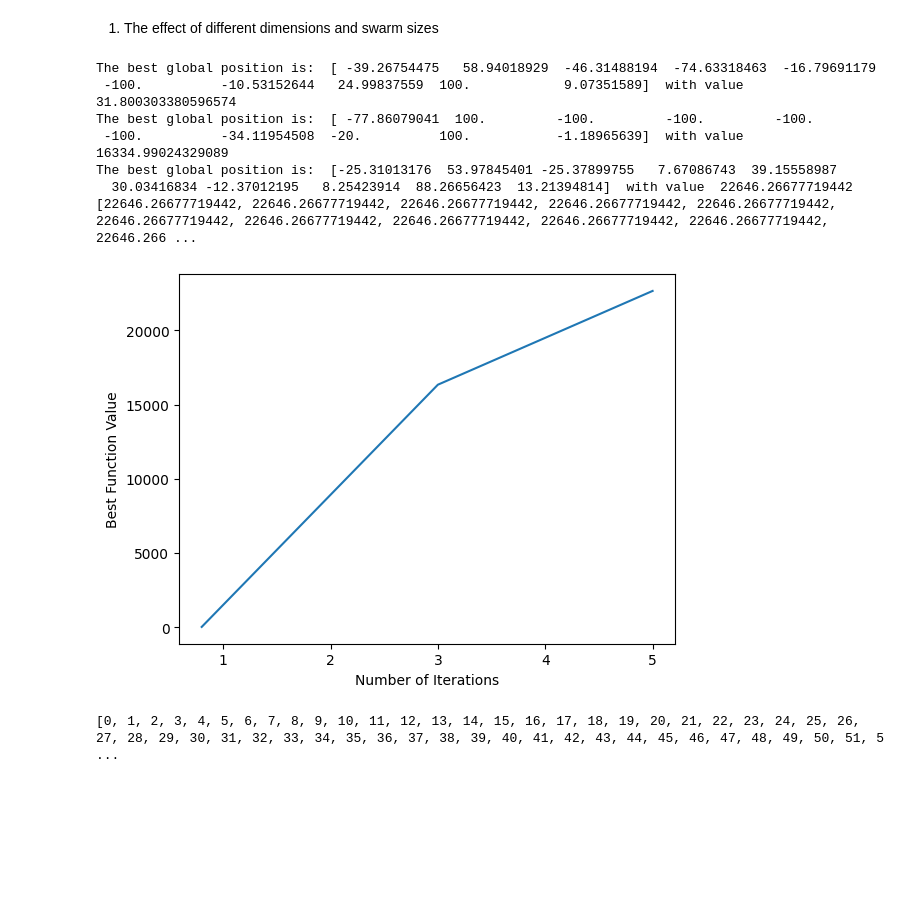
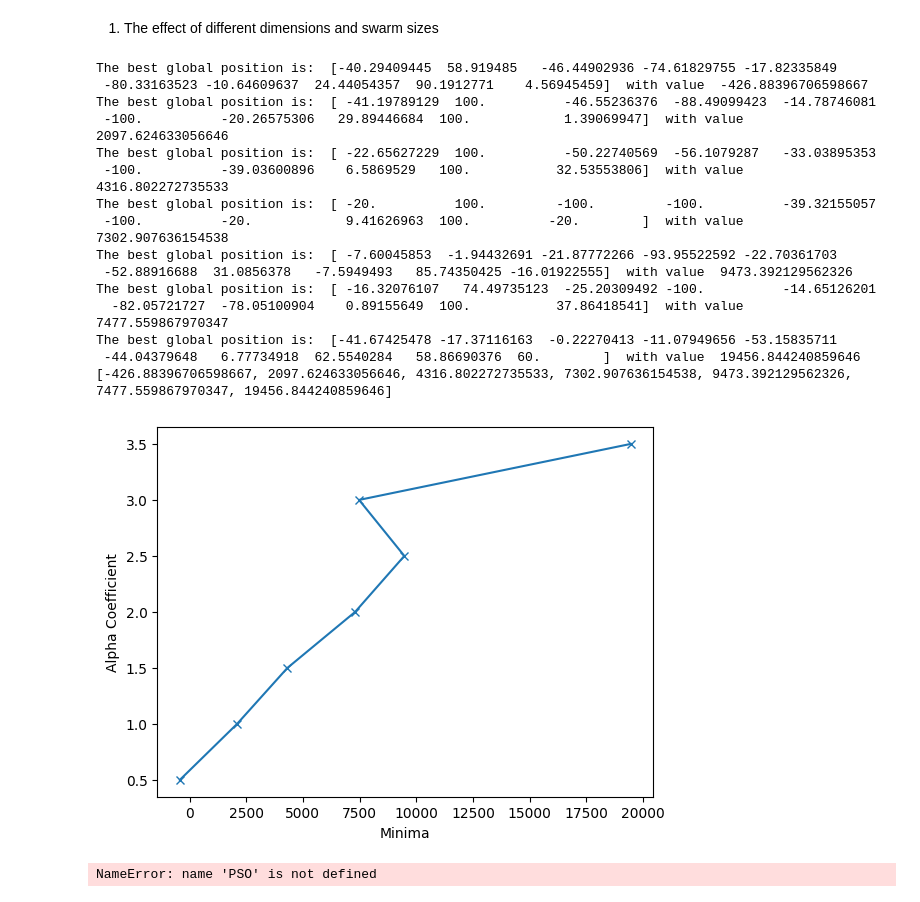
Before and after one commit to ridaqp/GA-PSO-Optimization-Study, a Jupyter notebook: pso/pso_investigation.ipynb, the cells around one changed output. Saved outputs shown, nothing was run; the diff lists cells and outputs as text; code cells hidden in the pictures; blank space fills up the shorter version.

```diff
--- a/pso/pso_investigation.ipynb
+++ b/pso/pso_investigation.ipynb
@@ -11,50 +7,47 @@ benchmark = cec2005.F1
 # %%
 import matplotlib.pyplot as plt
 import PSO
 
-dimensions = [0.8, 3, 5]
+dimensions = [0.5, 1, 1.5, 2, 2.5, 3, 3.5]
 costs = []
 for d in dimensions:
     swarm = PSO.PSO(50, 10, -100, 100, 1, 100, d, 0.8, 0.9,0)
     swarm.optimize()
     costs.append(swarm.gBest)
 
 plt.plot(costs, dimensions, marker='x')
-plt.ylabel("Best Function Value")
-plt.xlabel("Number of Iterations")
-print(swarm.bestCosts)
+plt.ylabel("Alpha Coefficient")
+plt.xlabel("Minima")
+print(costs)
 # %% [output]
-The best global position is:  [ -39.26754475   58.94018929  -46.31488194  -74.63318463  -16.79691179
- -100.          -10.53152644   24.99837559  100.            9.07351589]  with value  31.800303380596574
-The best global position is:  [ -77.86079041  100.         -100.         -100.         -100.
- -100.          -34.11954508  -20.          100.           -1.18965639]  with value  16334.99024329089
-The best global position is:  [-25.31013176  53.97845401 -25.37899755   7.67086743  39.15558987
-  30.03416834 -12.37012195   8.25423914  88.26656423  13.21394814]  with value  22646.26677719442
-[22646.26677719442, 22646.26677719442, 22646.26677719442, 22646.26677719442, 22646.26677719442, 22646.26677719442, 22646.26677719442, 22646.26677719442, 22646.26677719442, 22646.26677719442, 22646.266 ...
+The best global position is:  [-40.29409445  58.919485   -46.44902936 -74.61829755 -17.82335849
+ -80.33163523 -10.64609637  24.44054357  90.1912771    4.56945459]  with value  -426.88396706598667
+The best global position is:  [ -41.19789129  100.          -46.55236376  -88.49099423  -14.78746081
+ -100.          -20.26575306   29.89446684  100.            1.39069947]  with value  2097.624633056646
+The best global position is:  [ -22.65627229  100.          -50.22740569  -56.1079287   -33.03895353
+ -100.          -39.03600896    6.5869529   100.           32.53553806]  with value  4316.802272735533
+The best global position is:  [ -20.          100.         -100.         -100.          -39.32155057
+ -100.          -20.            9.41626963  100.          -20.        ]  with value  7302.907636154538
+The best global position is:  [ -7.60045853  -1.94432691 -21.87772266 -93.95522592 -22.70361703
+ -52.88916688  31.0856378   -7.5949493   85.74350425 -16.01922555]  with value  9473.392129562326
+The best global position is:  [ -16.32076107   74.49735123  -25.20309492 -100.          -14.65126201
+  -82.05721727  -78.05100904    0.89155649  100.           37.86418541]  with value  7477.559867970347
+The best global position is:  [-41.67425478 -17.37116163  -0.22270413 -11.07949656 -53.15835711
+ -44.04379648   6.77734918  62.5540284   58.86690376  60.        ]  with value  19456.844240859646
+[-426.88396706598667, 2097.624633056646, 4316.802272735533, 7302.907636154538, 9473.392129562326, 7477.559867970347, 19456.844240859646]
-[figure, old version]
+[figure, new version]
-# %%
-import matplotlib.pyplot as plt
-import PSO
-
-iterations = list(range(200))
-swarmpos = PSO(D)
-# # use default sphere fitness function
-# swarm = pso.swarm(np.ones(70) * -100, np.ones(70) * 100)
-
-# # Encourage particles to explore and not get stuck in known local optima
-# swarm.set_hyperparameters(alpha=1.5, beta=0.2, gamma=0.5, delta=0.2, epsilon=1)
-# positions = swarm.track_search(iterations=iterations)
-
-# fig = plt.figure(figsize=(20,10))
-# plt.rc('axes', labelsize=20)
-# plt.rc('xtick', labelsize=16)
-# plt.rc('ytick', labelsize=16)
-
-# for particle in positions:
-#     plt.plot(timesteps, particle[0])
-
-# plt.ylabel('Particle coordinate')
-# plt.xlabel('Iterations')
-# plt.show()
-# %% [output]
-[0, 1, 2, 3, 4, 5, 6, 7, 8, 9, 10, 11, 12, 13, 14, 15, 16, 17, 18, 19, 20, 21, 22, 23, 24, 25, 26, 27, 28, 29, 30, 31, 32, 33, 34, 35, 36, 37, 38, 39, 40, 41, 42, 43, 44, 45, 46, 47, 48, 49, 50, 51, 5 ...
+# %%
+#beta
+
+dimensions = [0.5, 1, 1.5, 2, 2.5, 3, 3.5]
+costs = []
+for d in dimensions:
+    swarm = PSO.PSO(50, 10, -100, 100, 1, 100, 0.8, d, 0.9,0)
+    swarm.optimize()
+    costs.append(swarm.gBest)
+
+plt.plot(costs, dimensions, marker='x')
+plt.ylabel("Beta Coefficient")
+plt.xlabel("Minima")
+# %% [output]
+NameError: name 'PSO' is not defined
```
Also changed, not shown: parts of 7 cells of this notebook, 2 other files.
